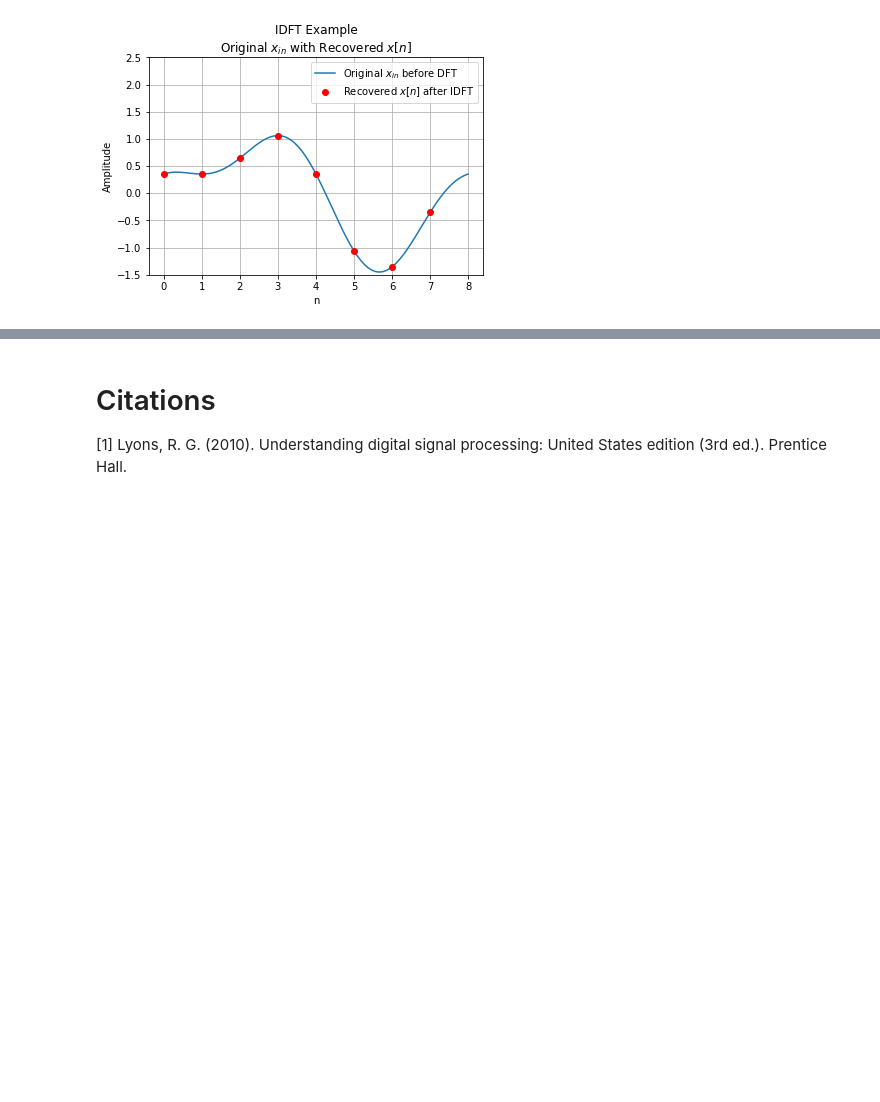
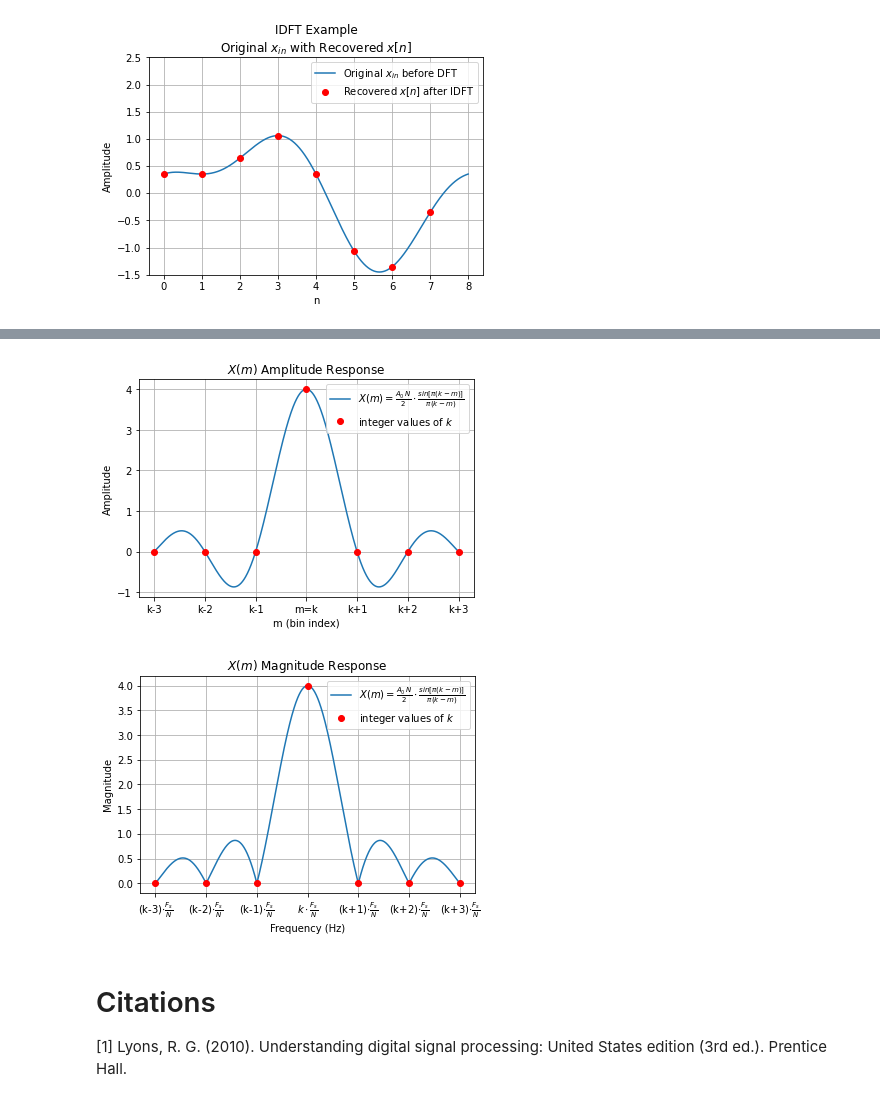
Before and after one commit to keatoncscheible/dsp_101, a Jupyter notebook: dsp_101.ipynb, the cells around one changed output, grey strips where cells are left out. Saved outputs shown, nothing was run; the diff lists cells and outputs as text; code cells hidden in the pictures; blank space fills up the shorter version.

```diff
--- a/dsp_101.ipynb
+++ b/dsp_101.ipynb
@@ -520,3 +534,54 @@ ax.legend(loc='upper right')
+# %%
+# Define sinc function parameters
+A0 = 1
+N = 8
+m = 0
+k_min = -3
+k_max = 3
+k_real = np.linspace(k_min, k_max, 1000)
+k_int = np.arange(k_min, k_max+1)
+
+# Calculate sinc function for both real values of k and integer values of k
+Xm_real = (A0 * N / 2) * np.sin(np.pi * (k_real - m)) / (np.pi * (k_real - m))
+Xm_int = (A0 * N / 2) * np.sin(np.pi * (k_int - m)) / (np.pi * (k_int - m))
+# Set the X(0) index manually since sin(0)/sin(0) is not defined
+Xm_int[np.abs(k_int - m).argmin()] = (A0 * N / 2)
+
+# Plot amplitude response of the sinc function as a function of the bin index
+fig, ax = plt.subplots()
+ax.grid()
+ax.plot(k_real, Xm_real, label=r'$X(m) = \frac{A_0 \, N}{2} \cdot \frac{sin\left[ \pi (k-m)\right]}{\pi (k-m)}$')
+ax.plot(k_int, Xm_int, 'ro', label='integer values of $k$')
+ax.set_title('$X(m)$ Amplitude Response')
+ax.set_xticks(k_int)
+xticklabels = []
+xticklabels += ['k-{}'.format(abs(k_int)) for k_int in range(k_min, 0)]
+xticklabels += ['m=k']
+xticklabels += ['k+{}'.format(k_int) for k_int in range(1, k_max+1)]
+ax.set_xticklabels(xticklabels)
+ax.set_xlabel('m (bin index)')
+ax.set_ylabel('Amplitude')
+ax.legend()
+
+# Plot magnitude response of the sinc function as a function of frequency
+fig, ax = plt.subplots()
+ax.grid()
+ax.plot(k_real, np.abs(Xm_real), label=r'$X(m) = \frac{A_0 \, N}{2} \cdot \frac{sin\left[ \pi (k-m)\right]}{\pi (k-m)}$')
+ax.plot(k_int, Xm_int, 'ro', label='integer values of $k$')
+ax.set_title('$X(m)$ Magnitude Response')
+ax.set_xticks(k_int)
+xticklabels = []
+xticklabels += ['(k-{0})'.format(abs(k_int)) + r'$\cdot \frac{F_s}{N}$' for k_int in range(k_min, 0)]
+xticklabels += [r'$k \cdot \frac{F_s}{N}$']
+xticklabels += ['(k+{0})'.format(k_int) + r'$\cdot \frac{F_s}{N}$' for k_int in range(1, k_max+1)]
+ax.set_xticklabels(xticklabels)
+ax.set_xlabel('Frequency (Hz)')
+ax.set_ylabel('Magnitude')
+ax.legend()
+pass
+# %% [output]
+[figure, added]
+[figure, added]
 # %% [markdown]
 # Citations
 [1] Lyons, R. G. (2010). Understanding digital signal processing: United States edition (3rd ed.). Prentice Hall.
```
Also changed, not shown: parts of 1 cell of this notebook.
